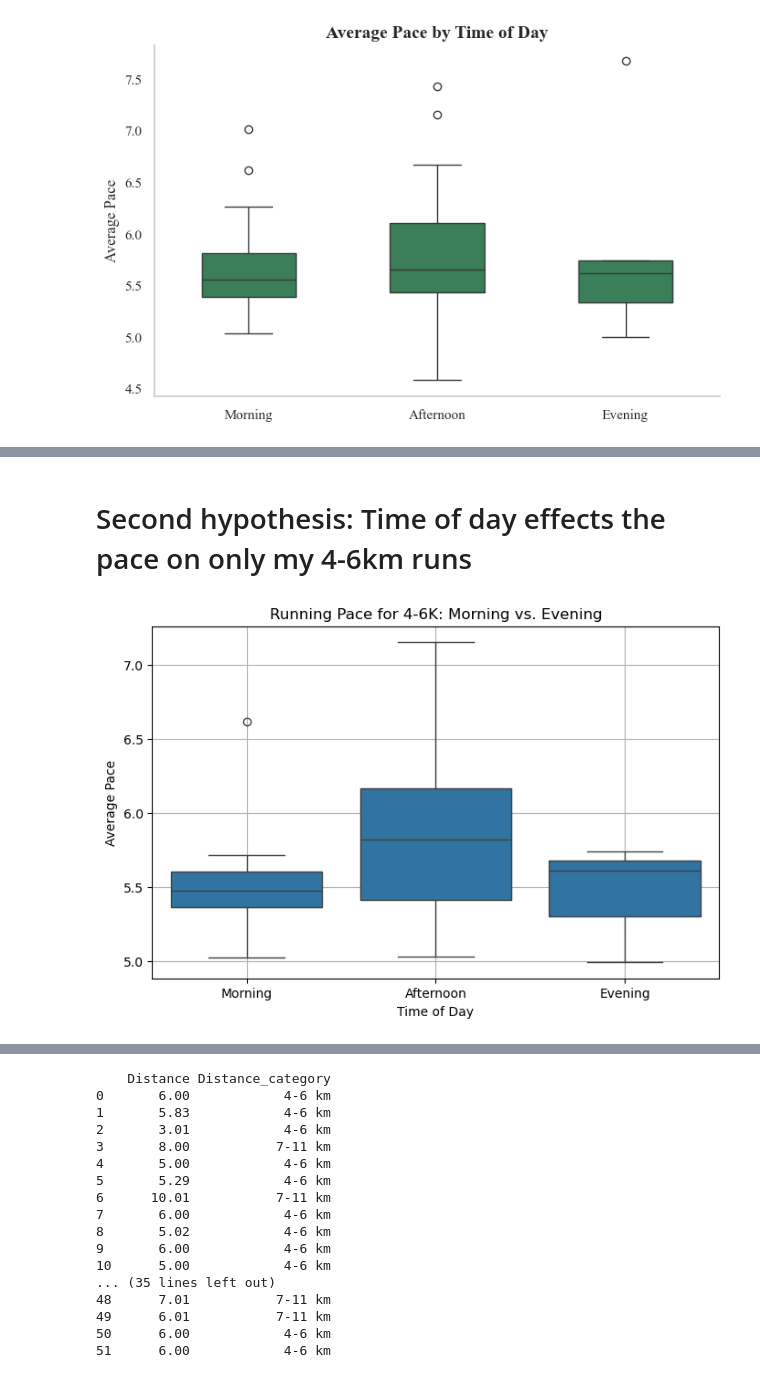
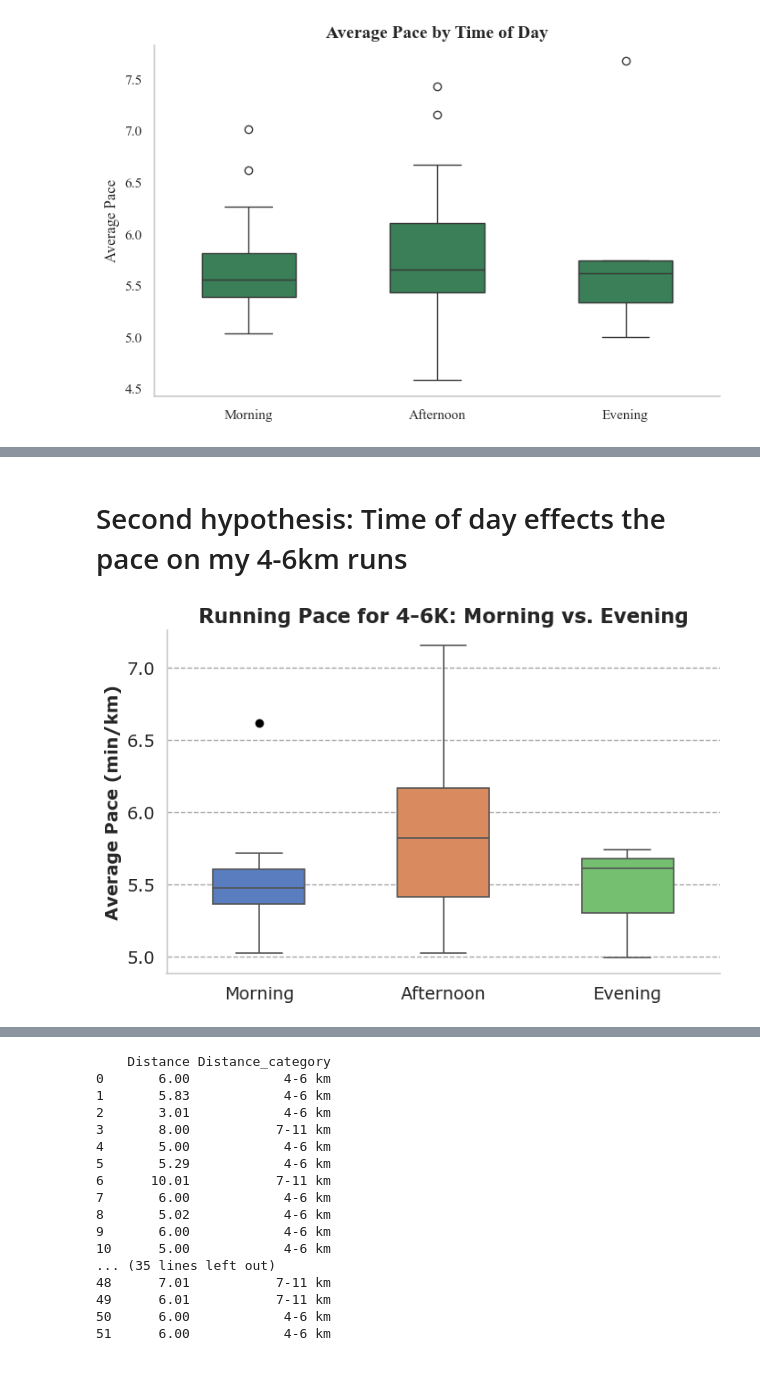
Before and after one commit to Kristine-jo/ExamPSY3035, a Jupyter notebook: Script/stravadata.ipynb, the cells around one changed output, grey strips where cells are left out. Drawn from its saved outputs; the diff is of its cells as text; code cells hidden in the pictures.

```diff
--- a/Script/stravadata.ipynb
+++ b/Script/stravadata.ipynb
@@ -217,3 +213,3 @@ The boxplot show there is no significant change in the runningpace, of all of my
 # %% [markdown]
-# Second hypothesis: Time of day effects the pace on only my 4-6km runs
+# Second hypothesis: Time of day effects the pace on my 4-6km runs
 # %%
@@ -221,12 +217,42 @@ The boxplot show there is no significant change in the runningpace, of all of my
 # %%
 df_4_6k = df[(df["Distance"] >= 4) & (df["Distance"] <= 6)]  # Keep runs between 4 and 6 km
-# %%
-plt.figure(figsize=(8,5))
-sns.boxplot(x=df_4_6k["time_of_day"], y=df_4_6k["average_pace"])
-plt.xlabel("Time of Day")
-plt.ylabel("Average Pace")
-plt.title("Running Pace for 4-6K: Morning vs. Evening")
-plt.grid()
-plt.show()
-# %% [output]
-[figure, removed]
+# %%
+
+# Set Seaborn style
+sns.set_style("whitegrid")
+
+# Color palette with 3 colors (matching the categories: "Morning", "Afternoon", "Evening")
+colorblind_palette = sns.color_palette("muted", n_colors=3)  # Limit to 3 colors
+
+# Create figure
+plt.figure(figsize=(8, 5))
+
+# Boxplot with specified hue and palette
+sns.boxplot(
+    x=df_4_6k["time_of_day"],
+    y=df_4_6k["average_pace"],
+    hue=df_4_6k["time_of_day"],  # Set hue for the categories
+    palette=colorblind_palette,  # Only 3 colors for 3 categories
+    width=0.5,
+    linewidth=1.2,
+    flierprops={'marker': 'o', 'markersize': 6, 'markerfacecolor': 'black', 'markeredgecolor': 'black'}
+)
+
+# Labels and title
+plt.xlabel("")  # Remove "Time of Day" label
+plt.ylabel("Average Pace (min/km)", fontsize=14, fontname="Verdana", fontweight="bold")
+plt.title("Running Pace for 4-6K: Morning vs. Evening", fontsize=16, fontname="Verdana", fontweight="bold")
+
+plt.xticks(fontname="Verdana", fontsize=14)
+plt.yticks(fontname="Verdana", fontsize=14)
+
+# Improve grid visibility
+plt.grid(axis='y', linestyle="--", alpha=0.7, color="gray")
+
+# Remove top and right spines (borders)
+sns.despine(top=True, right=True)
+
+# Show plot
+plt.show()
+# %% [output]
+[figure, added]
```
Also changed, not shown: parts of 21 cells of this notebook.
